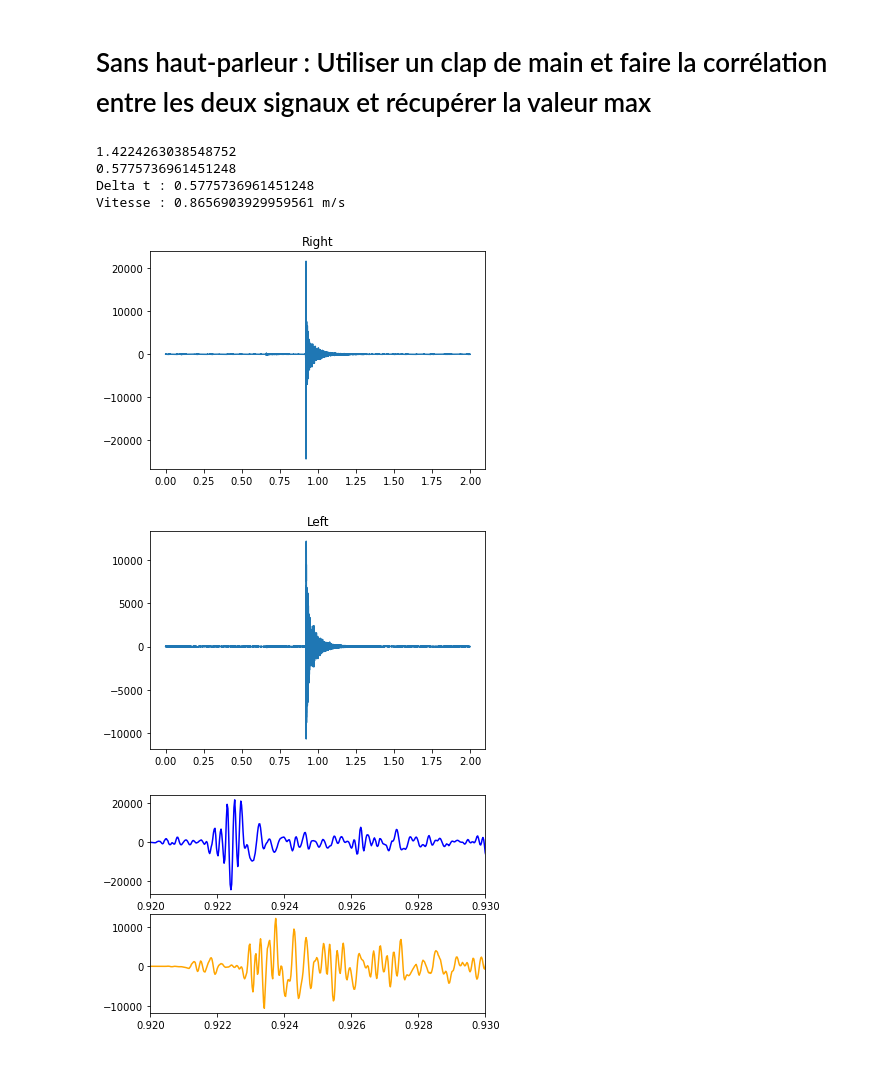
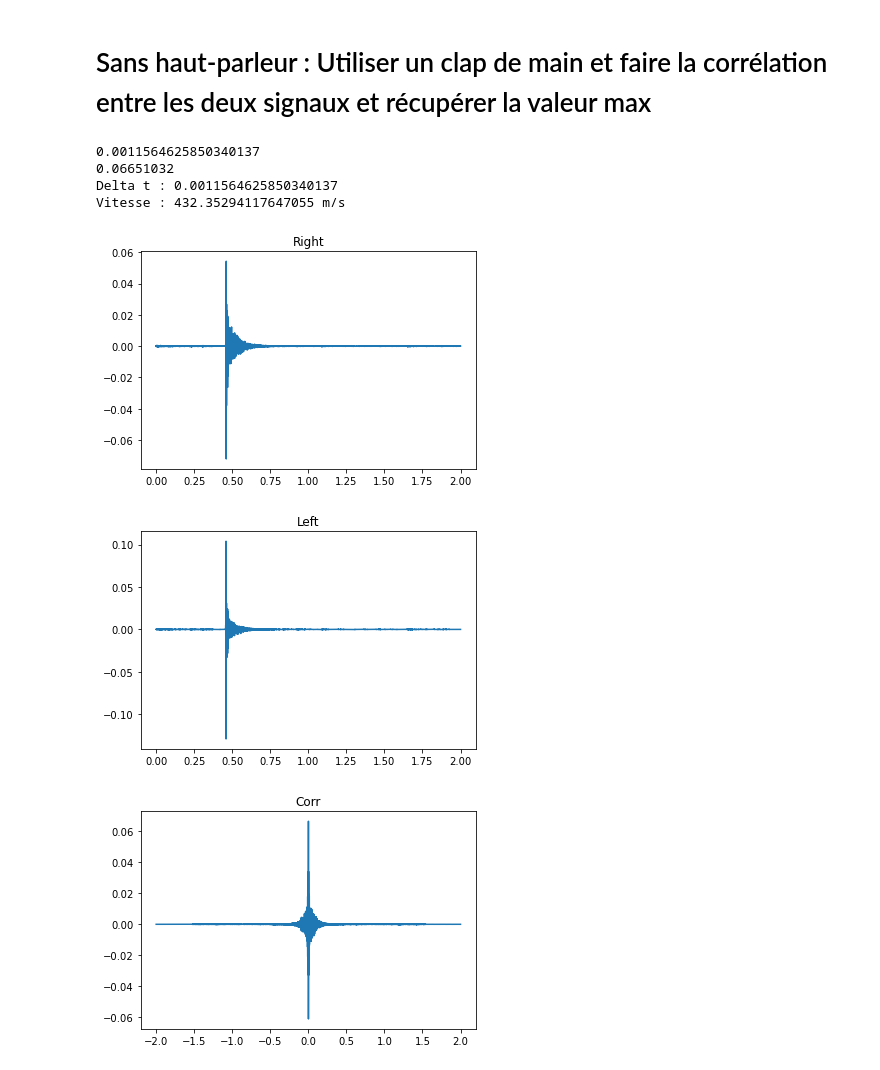
Before and after one commit to zuce68/ProjetFIP2A, a Jupyter notebook: MesureDuSon.ipynb, the cells around one changed output. Saved outputs shown, nothing was run; the diff lists cells and outputs as text; code cells hidden in the pictures.

```diff
--- a/MesureDuSon.ipynb
+++ b/MesureDuSon.ipynb
@@ -114,56 +114,52 @@ import sounddevice as sd
 import soundfile as sf
 # Bibliothèques pour analyse traitement du signal
 import scipy.io.wavfile
 import matplotlib.pyplot as plt
 import numpy as np
 #Bibliothèques pour générer, acquérir les sons
-import traitesignfip
+import traitsignfip
 from importlib import reload
-reload(traitesignfip)
+reload(traitsignfip)
 
-traitesignfip.record()
 
-data_left, data_right = traitesignfip.read_signal()
+
+data_left, data_right = traitsignfip.record()
 
 fs = 44100 # fréquence d'échantillonage
 N=len(data_left) #nombre d'échantillions
 n = np.arange(0,N)/fs   #on divise par la fréquence d'échantillonage pour etre mieux dans l'échelle
 
 distance=0.5#Distance entre les deux micros en mètre
 
 
 plt.figure()
 plt.title("Right")
 plt.plot(n,data_right)
 plt.figure()
 plt.title("Left")
 plt.plot(n,data_left)
 
-corr = scipy.signal.correlate(data_right,data_left,mode="same")
-corr2 = scipy.signal.correlate(data_left,data_right,mode="same")
+corr = scipy.signal.correlate(data_right,data_left,mode="full")
 
-print(np.argmax(corr)/44100)
-print(np.argmax(corr2)/44100)
+mid = len(corr)//2
+abcisse=np.arange(-len(data_right)+1,len(data_right))/44100
 
-delta_t = min(np.argmax(corr)/44100,np.argmax(corr2)/44100)
+plt.figure()
+plt.title("Corr")
+plt.plot(abcisse,corr)
+
+
+print((np.argmax(corr)-mid)/44100)
+
+delta_t = (np.argmax(corr)-mid)/44100
 
 print("Delta t : "+str(delta_t))
 print("Vitesse : "+str(distance/delta_t)+" m/s")
 # %% [output]
-1.4224263038548752
-0.5775736961451248
-Delta t : 0.5775736961451248
-Vitesse : 0.8656903929959561 m/s
+0.0011564625850340137
+0.06651032
+Delta t : 0.0011564625850340137
+Vitesse : 432.35294117647055 m/s
-[figure, old version]
+[figure, new version]
-[figure, old version]
+[figure, new version]
+[figure, added]
-# %%
-plt.figure(1)
-plt.subplot(211)
-plt.plot(n,data_right,color='blue')
-plt.xlim(0.92,0.93)
-plt.subplot(212)
-plt.plot(n,data_left,color='orange')
-plt.xlim(0.92,0.93)
-plt.show()
-# %% [output]
-[figure, removed]
```
Also changed, not shown: parts of 2 cells of this notebook, 1 other file.
